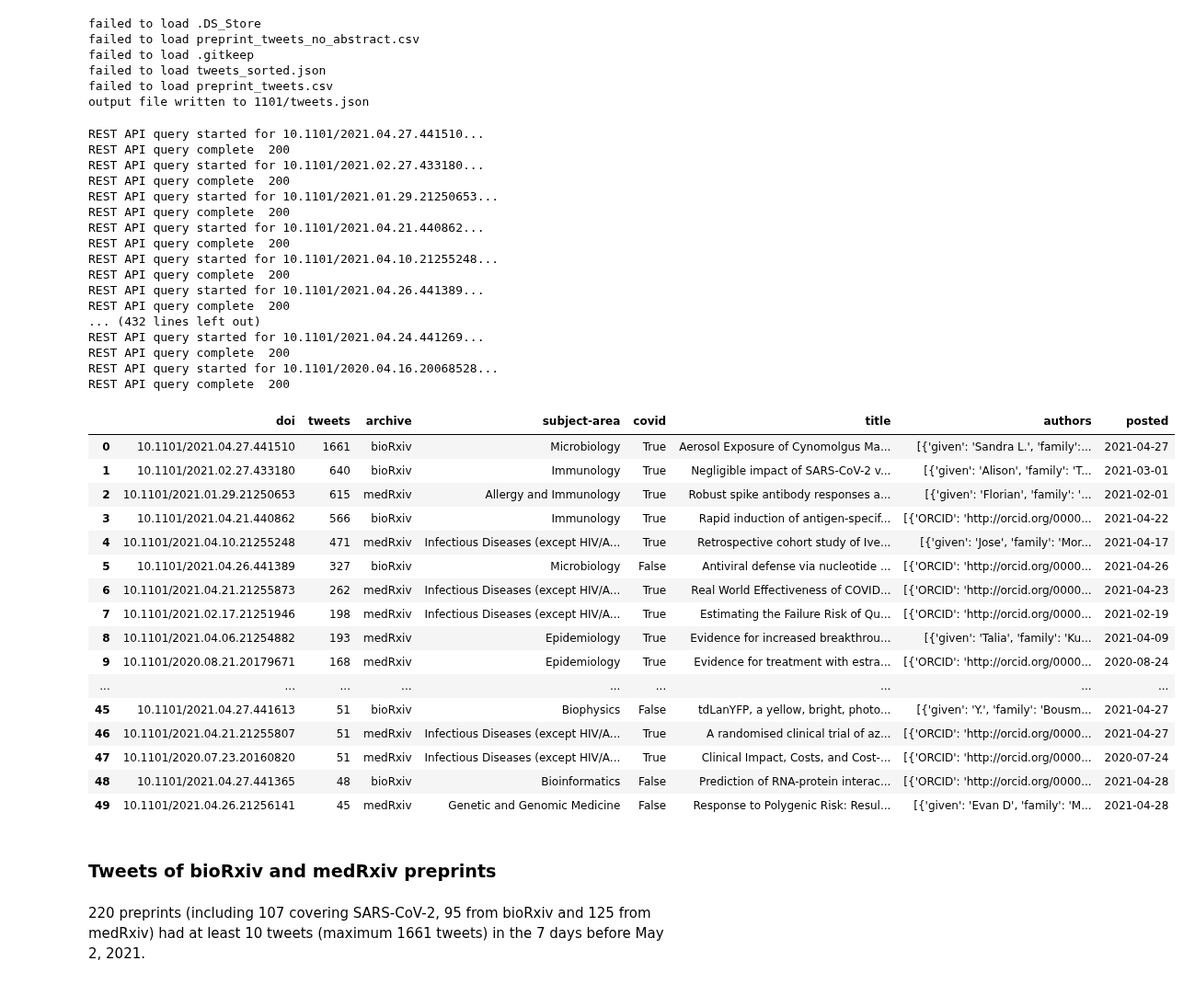
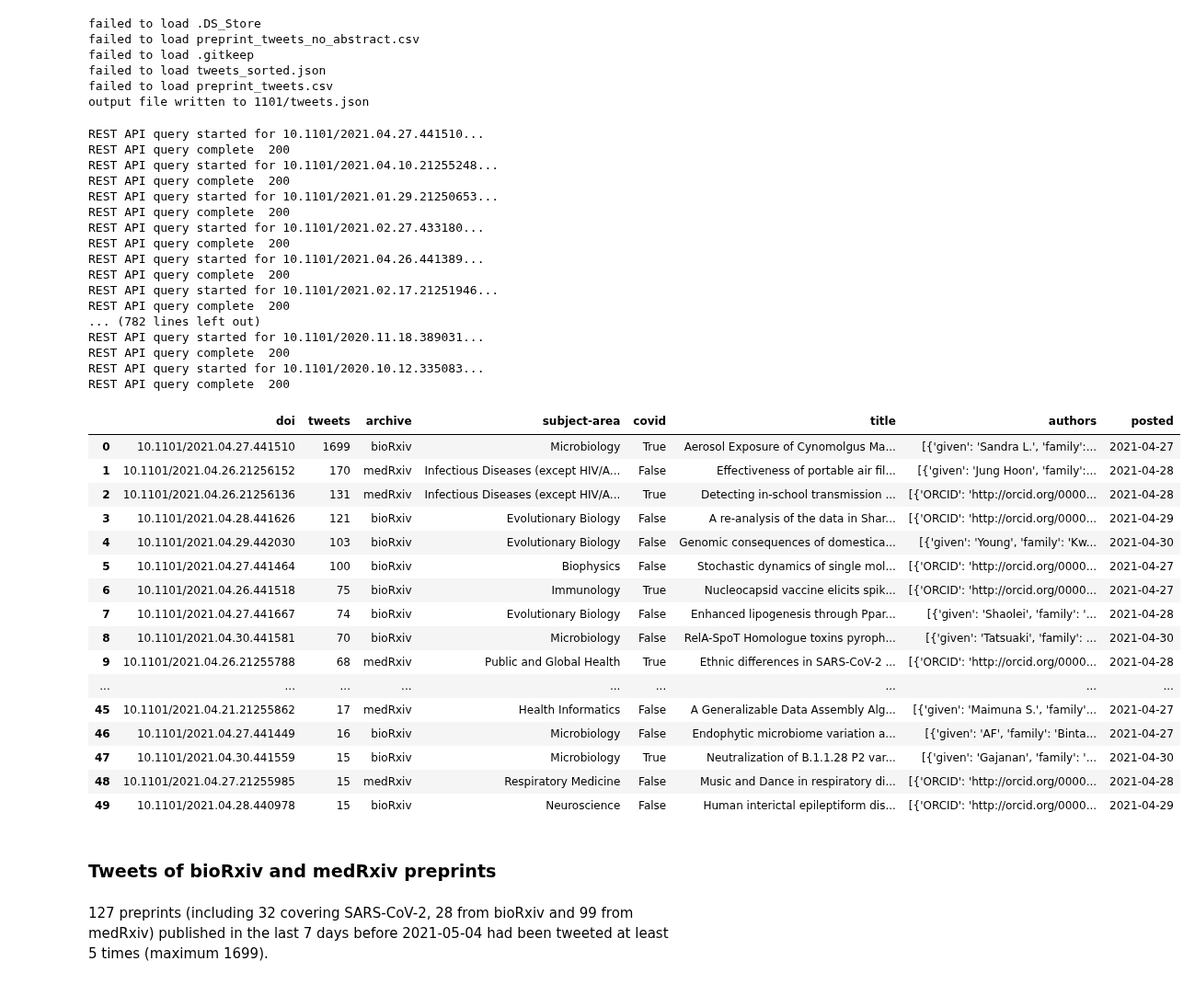
Before and after one commit to front-matter/notebooks, a Jupyter notebook: preprint_tweets.ipynb, the cells around one changed output. Shown at 92% size. Saved outputs shown, nothing was run; the diff lists cells and outputs as text; code cells hidden in the pictures.

Commit message:
filter by preprints published in the last 7 days

```diff
--- a/preprint_tweets.ipynb
+++ b/preprint_tweets.ipynb
@@ -80,70 +80,71 @@ output file written to 1101/tweets.json
 js = json.load(open("1101/tweets.json"))
 df=pandas.json_normalize(js, record_path = ['message', 'events'])
 gdf = df.groupby(['obj_id']).size().reset_index(name='count').sort_values('count', ascending=False)
-cdf = gdf[gdf['count'] >= 10]
+cdf = gdf[gdf['count'] >= 5]
 # %%
 email = "martin@front-matter.io"
 rest = mrced2.restApi(email = email)
 
 data = []
 
 for index, row in cdf.iterrows():
     rest.runQuery(row)
-    if rest.work is not None:
+    if rest.work is not None and rest.work["posted"] >= start_date:
         data.append(rest.work)
 
 tdf = pandas.DataFrame(data, columns=['doi','tweets','archive','subject-area','covid','title','authors','abstract','posted'])
 tdf.to_csv('1101/preprint_tweets.csv')
 
 # remove abstract column so that CSV size is smaller and it can be rendered nicely in GitHub
 tdf = tdf.drop('abstract', 1)
 tdf.to_csv('1101/preprint_tweets_no_abstract.csv')
 
 tdf.head(50)
 # %% [output]
 REST API query started for 10.1101/2021.04.27.441510...
+REST API query complete  200
+REST API query started for 10.1101/2021.04.10.21255248...
+REST API query complete  200
+REST API query started for 10.1101/2021.01.29.21250653...
 REST API query complete  200
 REST API query started for 10.1101/2021.02.27.433180...
 REST API query complete  200
-REST API query started for 10.1101/2021.01.29.21250653...
-REST API query complete  200
-REST API query started for 10.1101/2021.04.21.440862...
-REST API query complete  200
-REST API query started for 10.1101/2021.04.10.21255248...
-REST API query complete  200
 REST API query started for 10.1101/2021.04.26.441389...
 REST API query complete  200
-... (432 lines left out)
-REST API query started for 10.1101/2021.04.24.441269...
+REST API query started for 10.1101/2021.02.17.21251946...
 REST API query complete  200
-REST API query started for 10.1101/2020.04.16.20068528...
+... (782 lines left out)
+REST API query started for 10.1101/2020.11.18.389031...
 REST API query complete  200
+REST API query started for 10.1101/2020.10.12.335083...
+REST API query complete  200
 |  | doi | tweets | archive | subject-area | covid | title | authors | posted |
-| 0 | 10.1101/2021.04.27.441510 | 1661 | bioRxiv | Microbiology | True | Aerosol Exposure of Cynomolgus Ma... | [{'given': 'Sandra L.', 'family':... | 2021-04-27 |
-| 1 | 10.1101/2021.02.27.433180 | 640 | bioRxiv | Immunology | True | Negligible impact of SARS-CoV-2 v... | [{'given': 'Alison', 'family': 'T... | 2021-03-01 |
-| 2 | 10.1101/2021.01.29.21250653 | 615 | medRxiv | Allergy and Immunology | True | Robust spike antibody responses a... | [{'given': 'Florian', 'family': '... | 2021-02-01 |
-| 3 | 10.1101/2021.04.21.440862 | 566 | bioRxiv | Immunology | True | Rapid induction of antigen-specif... | [{'ORCID': 'http://orcid.org/0000... | 2021-04-22 |
-| 4 | 10.1101/2021.04.10.21255248 | 471 | medRxiv | Infectious Diseases (except HIV/A... | True | Retrospective cohort study of Ive... | [{'given': 'Jose', 'family': 'Mor... | 2021-04-17 |
-| 5 | 10.1101/2021.04.26.441389 | 327 | bioRxiv | Microbiology | False | Antiviral defense via nucleotide ... | [{'ORCID': 'http://orcid.org/0000... | 2021-04-26 |
-| 6 | 10.1101/2021.04.21.21255873 | 262 | medRxiv | Infectious Diseases (except HIV/A... | True | Real World Effectiveness of COVID... | [{'ORCID': 'http://orcid.org/0000... | 2021-04-23 |
-| 7 | 10.1101/2021.02.17.21251946 | 198 | medRxiv | Infectious Diseases (except HIV/A... | True | Estimating the Failure Risk of Qu... | [{'ORCID': 'http://orcid.org/0000... | 2021-02-19 |
-| 8 | 10.1101/2021.04.06.21254882 | 193 | medRxiv | Epidemiology | True | Evidence for increased breakthrou... | [{'given': 'Talia', 'family': 'Ku... | 2021-04-09 |
-| 9 | 10.1101/2020.08.21.20179671 | 168 | medRxiv | Epidemiology | True | Evidence for treatment with estra... | [{'ORCID': 'http://orcid.org/0000... | 2020-08-24 |
+| 0 | 10.1101/2021.04.27.441510 | 1699 | bioRxiv | Microbiology | True | Aerosol Exposure of Cynomolgus Ma... | [{'given': 'Sandra L.', 'family':... | 2021-04-27 |
+| 1 | 10.1101/2021.04.26.21256152 | 170 | medRxiv | Infectious Diseases (except HIV/A... | False | Effectiveness of portable air fil... | [{'given': 'Jung Hoon', 'family':... | 2021-04-28 |
+| 2 | 10.1101/2021.04.26.21256136 | 131 | medRxiv | Infectious Diseases (except HIV/A... | True | Detecting in-school transmission ... | [{'ORCID': 'http://orcid.org/0000... | 2021-04-28 |
+| 3 | 10.1101/2021.04.28.441626 | 121 | bioRxiv | Evolutionary Biology | False | A re-analysis of the data in Shar... | [{'ORCID': 'http://orcid.org/0000... | 2021-04-29 |
+| 4 | 10.1101/2021.04.29.442030 | 103 | bioRxiv | Evolutionary Biology | False | Genomic consequences of domestica... | [{'given': 'Young', 'family': 'Kw... | 2021-04-30 |
+| 5 | 10.1101/2021.04.27.441464 | 100 | bioRxiv | Biophysics | False | Stochastic dynamics of single mol... | [{'ORCID': 'http://orcid.org/0000... | 2021-04-27 |
+| 6 | 10.1101/2021.04.26.441518 | 75 | bioRxiv | Immunology | True | Nucleocapsid vaccine elicits spik... | [{'ORCID': 'http://orcid.org/0000... | 2021-04-27 |
+| 7 | 10.1101/2021.04.27.441667 | 74 | bioRxiv | Evolutionary Biology | False | Enhanced lipogenesis through Ppar... | [{'given': 'Shaolei', 'family': '... | 2021-04-28 |
+| 8 | 10.1101/2021.04.30.441581 | 70 | bioRxiv | Microbiology | False | RelA-SpoT Homologue toxins pyroph... | [{'given': 'Tatsuaki', 'family': ... | 2021-04-30 |
+| 9 | 10.1101/2021.04.26.21255788 | 68 | medRxiv | Public and Global Health | True | Ethnic differences in SARS-CoV-2 ... | [{'ORCID': 'http://orcid.org/0000... | 2021-04-28 |
 | ... | ... | ... | ... | ... | ... | ... | ... | ... |
-| 45 | 10.1101/2021.04.27.441613 | 51 | bioRxiv | Biophysics | False | tdLanYFP, a yellow, bright, photo... | [{'given': 'Y.', 'family': 'Bousm... | 2021-04-27 |
-| 46 | 10.1101/2021.04.21.21255807 | 51 | medRxiv | Infectious Diseases (except HIV/A... | True | A randomised clinical trial of az... | [{'ORCID': 'http://orcid.org/0000... | 2021-04-27 |
-| 47 | 10.1101/2020.07.23.20160820 | 51 | medRxiv | Infectious Diseases (except HIV/A... | True | Clinical Impact, Costs, and Cost-... | [{'ORCID': 'http://orcid.org/0000... | 2020-07-24 |
-| 48 | 10.1101/2021.04.27.441365 | 48 | bioRxiv | Bioinformatics | False | Prediction of RNA-protein interac... | [{'ORCID': 'http://orcid.org/0000... | 2021-04-28 |
-| 49 | 10.1101/2021.04.26.21256141 | 45 | medRxiv | Genetic and Genomic Medicine | False | Response to Polygenic Risk: Resul... | [{'given': 'Evan D', 'family': 'M... | 2021-04-28 |
+| 45 | 10.1101/2021.04.21.21255862 | 17 | medRxiv | Health Informatics | False | A Generalizable Data Assembly Alg... | [{'given': 'Maimuna S.', 'family'... | 2021-04-27 |
+| 46 | 10.1101/2021.04.27.441449 | 16 | bioRxiv | Microbiology | False | Endophytic microbiome variation a... | [{'given': 'AF', 'family': 'Binta... | 2021-04-27 |
+| 47 | 10.1101/2021.04.30.441559 | 15 | bioRxiv | Microbiology | True | Neutralization of B.1.1.28 P2 var... | [{'given': 'Gajanan', 'family': '... | 2021-04-30 |
+| 48 | 10.1101/2021.04.27.21255985 | 15 | medRxiv | Respiratory Medicine | False | Music and Dance in respiratory di... | [{'ORCID': 'http://orcid.org/0000... | 2021-04-28 |
+| 49 | 10.1101/2021.04.28.440978 | 15 | bioRxiv | Neuroscience | False | Human interictal epileptiform dis... | [{'ORCID': 'http://orcid.org/0000... | 2021-04-29 |
 # %% [markdown]
 ### Tweets of bioRxiv and medRxiv preprints
 # %%
 num_rows = tdf['archive'].count()
+num_covid = tdf['covid'].value_counts(ascending=True)[1]
 num_biorxiv = tdf['archive'].value_counts(ascending=True)[0]
 num_medrxiv = tdf['archive'].value_counts(ascending=True)[1]
-num_covid = tdf['covid'].value_counts(ascending=True)[1]
+end_date = datetime.today().strftime('%Y-%m-%d')
 max_count = tdf['tweets'].max()
 
-md('{} preprints (including {} covering SARS-CoV-2, {} from bioRxiv and {} from medRxiv) had at least 10 tweets (maximum {} tweets) in the 7 days before {}.'.format(num_rows, num_covid, num_biorxiv, num_medrxiv, max_count, datetime.today().strftime('%B %-d, %Y')))
+md('{} preprints (including {} covering SARS-CoV-2, {} from bioRxiv and {} from medRxiv) published in the last 7 days before {} had been tweeted at least 5 times (maximum {}).'.format(num_rows, num_covid, num_biorxiv, num_medrxiv, end_date, max_count))
 # %% [output]
-220 preprints (including 107 covering SARS-CoV-2, 95 from bioRxiv and 125 from medRxiv) had at least 10 tweets (maximum 1661 tweets) in the 7 days before May 2, 2021.
+127 preprints (including 32 covering SARS-CoV-2, 28 from bioRxiv and 99 from medRxiv) published in the last 7 days before 2021-05-04 had been tweeted at least 5 times (maximum 1699).
```
Also changed, not shown: parts of 3 cells of this notebook, 2 other files.
